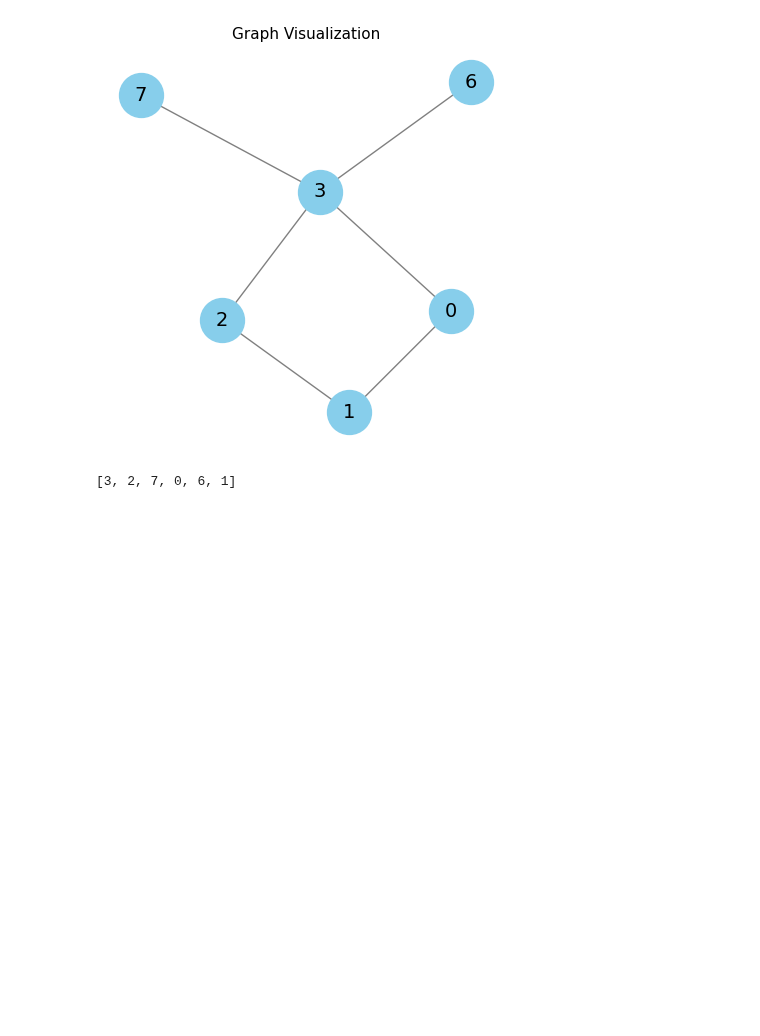
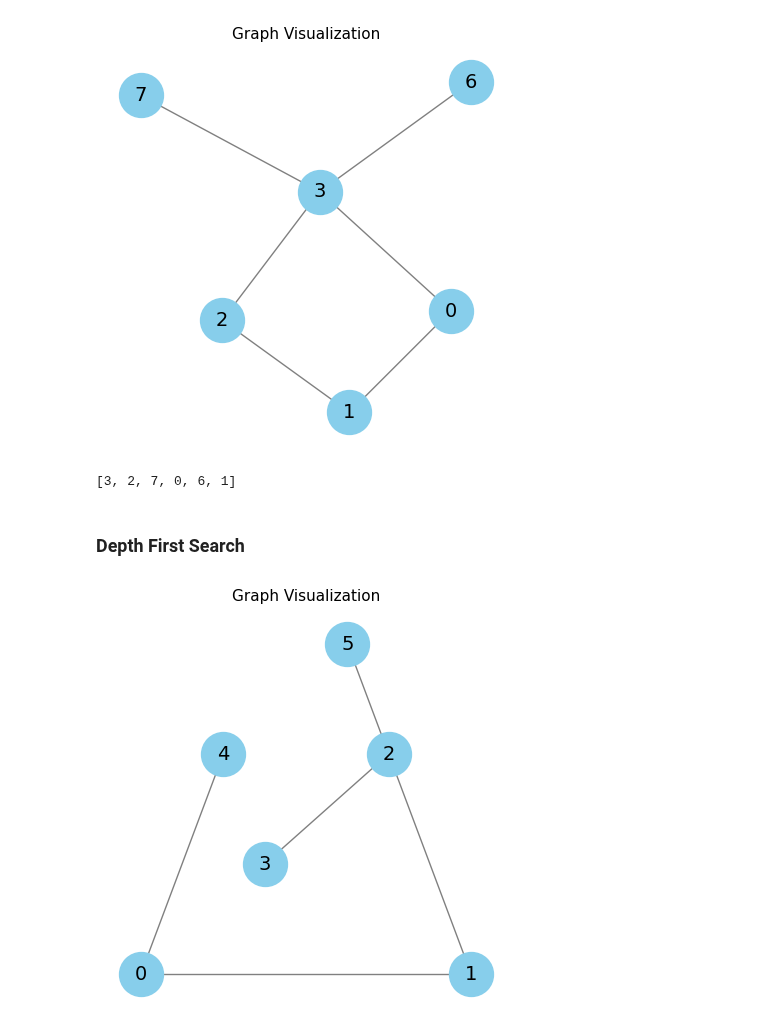
Before and after one commit to ShaunakSen/Problem-Solving-and-Algorithms, a Jupyter notebook: DSA/graphs/graph_01.ipynb, the cells around one changed output. Saved outputs shown, nothing was run; the diff lists cells and outputs as text; code cells hidden in the pictures; blank space fills up the shorter version.

```diff
--- a/DSA/graphs/graph_01.ipynb
+++ b/DSA/graphs/graph_01.ipynb
@@ -328,7 +328,7 @@ def visualize_graph(edgelist: list):
 
     # Draw the graph
     plt.figure(figsize=(4, 4))
-    pos = nx.spring_layout(G, seed=42)  # positions nodes for visual clarity
+    pos = nx.planar_layout(G)  # positions nodes for visual clarity
     nx.draw(G, pos, with_labels=True, node_color='skyblue', node_size=1000, font_size=14, edge_color='gray')
 
     # Optional: Add edge labels if needed
@@ -364,3 +364,15 @@ g = Graph(edgelist)
 bfs(g, src_node=3)
 # %% [output]
 [3, 2, 7, 0, 6, 1]
+# %% [markdown]
+### Depth First Search
+# %%
+edgelist = [
+    (0,1), (0,4), (1,2), (2,3), (2, 5)
+]
+
+g = Graph(edgelist)
+# %%
+visualize_graph(edgelist)
+# %% [output]
+[figure, added]
```
Also changed, not shown: parts of 4 cells of this notebook.
